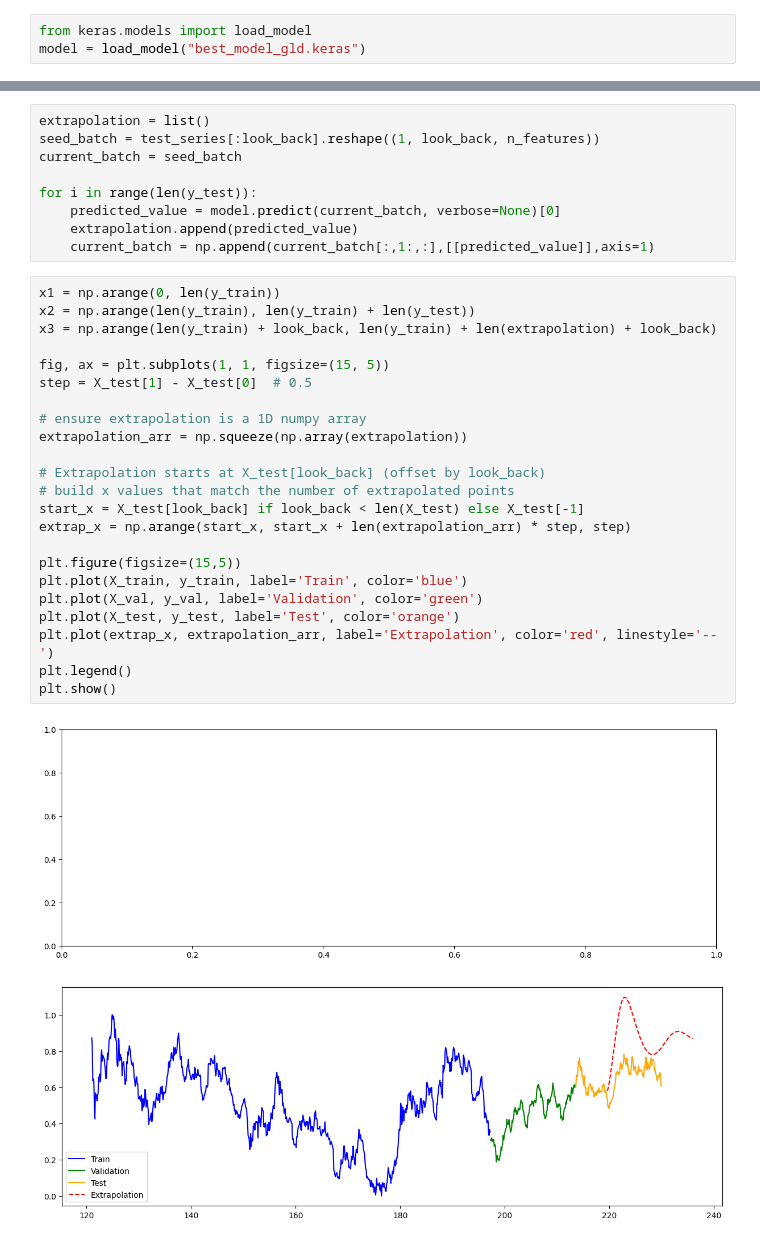
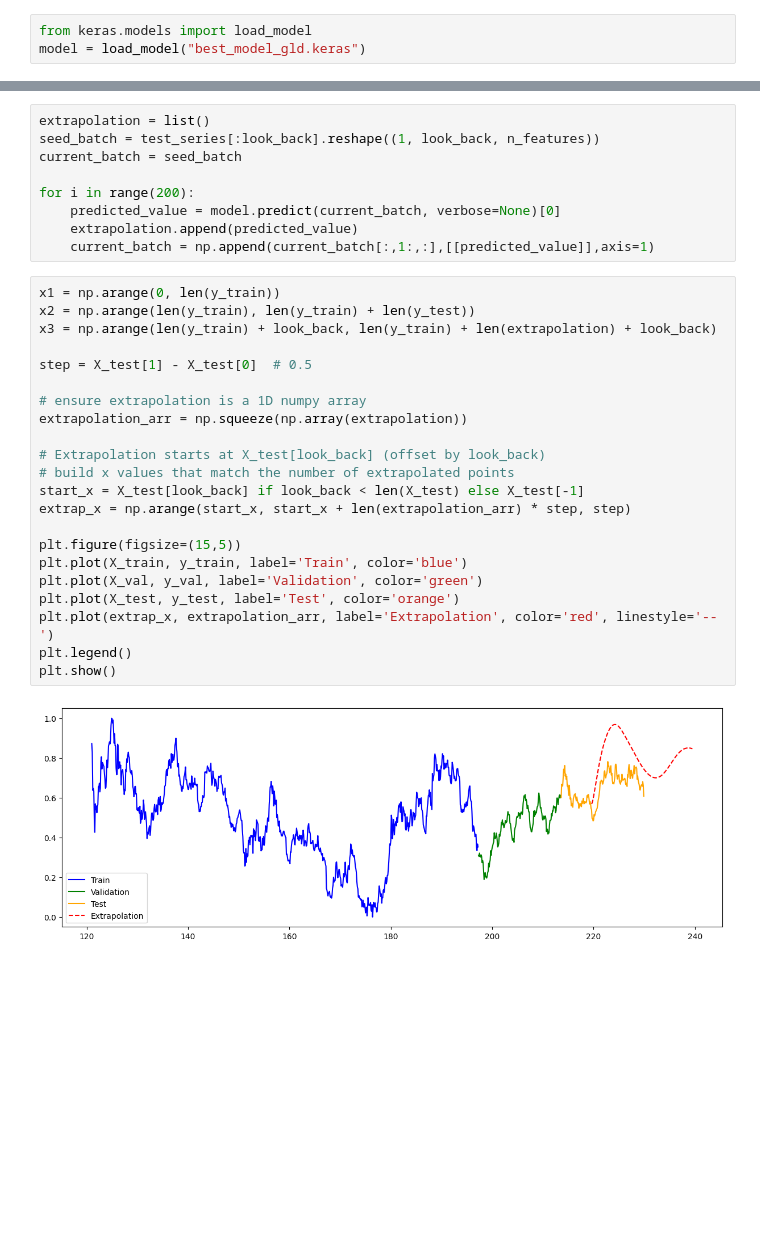
Before and after one commit to FabianZsolt/deeplearning, a Jupyter notebook: Assignments/Exercise project 4 – RNN - LSTM for time series forecasting/Exercise project 4 – RNN - LSTM for time series forecasting.ipynb, the cells around one changed output, grey strips where cells are left out. Drawn from its saved outputs; the diff is of its cells as text; blank space fills up the shorter version.

```diff
--- a/Assignments/Exercise project 4 – RNN - LSTM for time series forecasting/Exercise project 4 – RNN - LSTM for time series forecasting.ipynb
+++ b/Assignments/Exercise project 4 – RNN - LSTM for time series forecasting/Exercise project 4 – RNN - LSTM for time series forecasting.ipynb
@@ -306,33 +306,31 @@ extrapolation = list()
 seed_batch = test_series[:look_back].reshape((1, look_back, n_features))
 current_batch = seed_batch
 
-for i in range(len(y_test)):
+for i in range(200):
     predicted_value = model.predict(current_batch, verbose=None)[0]
     extrapolation.append(predicted_value)
     current_batch = np.append(current_batch[:,1:,:],[[predicted_value]],axis=1)
 # %%
 x1 = np.arange(0, len(y_train))
 x2 = np.arange(len(y_train), len(y_train) + len(y_test))
 x3 = np.arange(len(y_train) + look_back, len(y_train) + len(extrapolation) + look_back)
 
-fig, ax = plt.subplots(1, 1, figsize=(15, 5))
 step = X_test[1] - X_test[0]  # 0.5
 
 # ensure extrapolation is a 1D numpy array
 extrapolation_arr = np.squeeze(np.array(extrapolation))
 
 # Extrapolation starts at X_test[look_back] (offset by look_back)
 # build x values that match the number of extrapolated points
 start_x = X_test[look_back] if look_back < len(X_test) else X_test[-1]
 extrap_x = np.arange(start_x, start_x + len(extrapolation_arr) * step, step)
 
 plt.figure(figsize=(15,5))
 plt.plot(X_train, y_train, label='Train', color='blue')
 plt.plot(X_val, y_val, label='Validation', color='green')
 plt.plot(X_test, y_test, label='Test', color='orange')
 plt.plot(extrap_x, extrapolation_arr, label='Extrapolation', color='red', linestyle='--')
 plt.legend()
 plt.show()
 # %% [output]
-[figure, old version]
+[figure, new version]
-[figure, removed]
```
Also changed, not shown: parts of 7 cells of this notebook, 1 other file.
